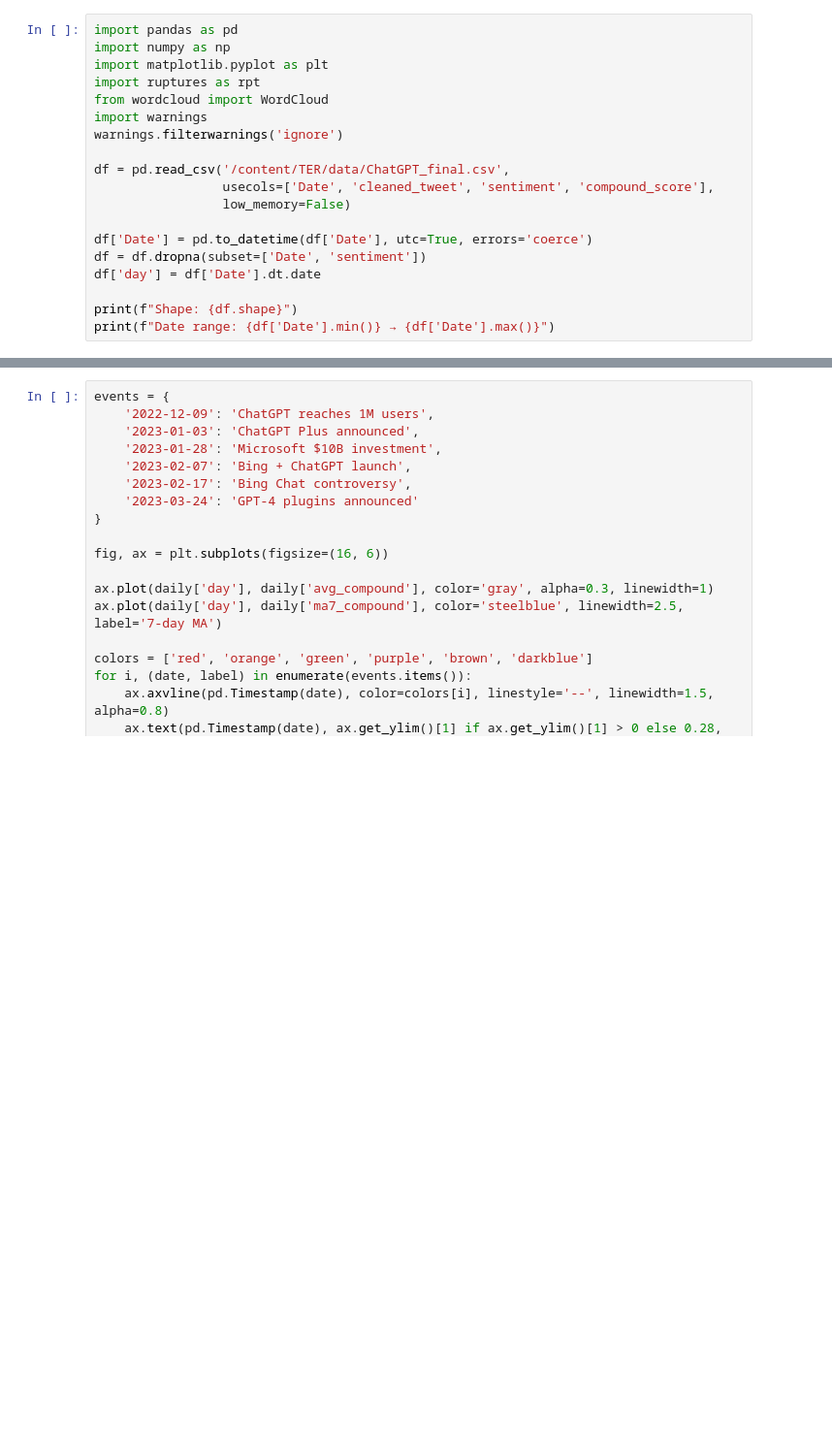
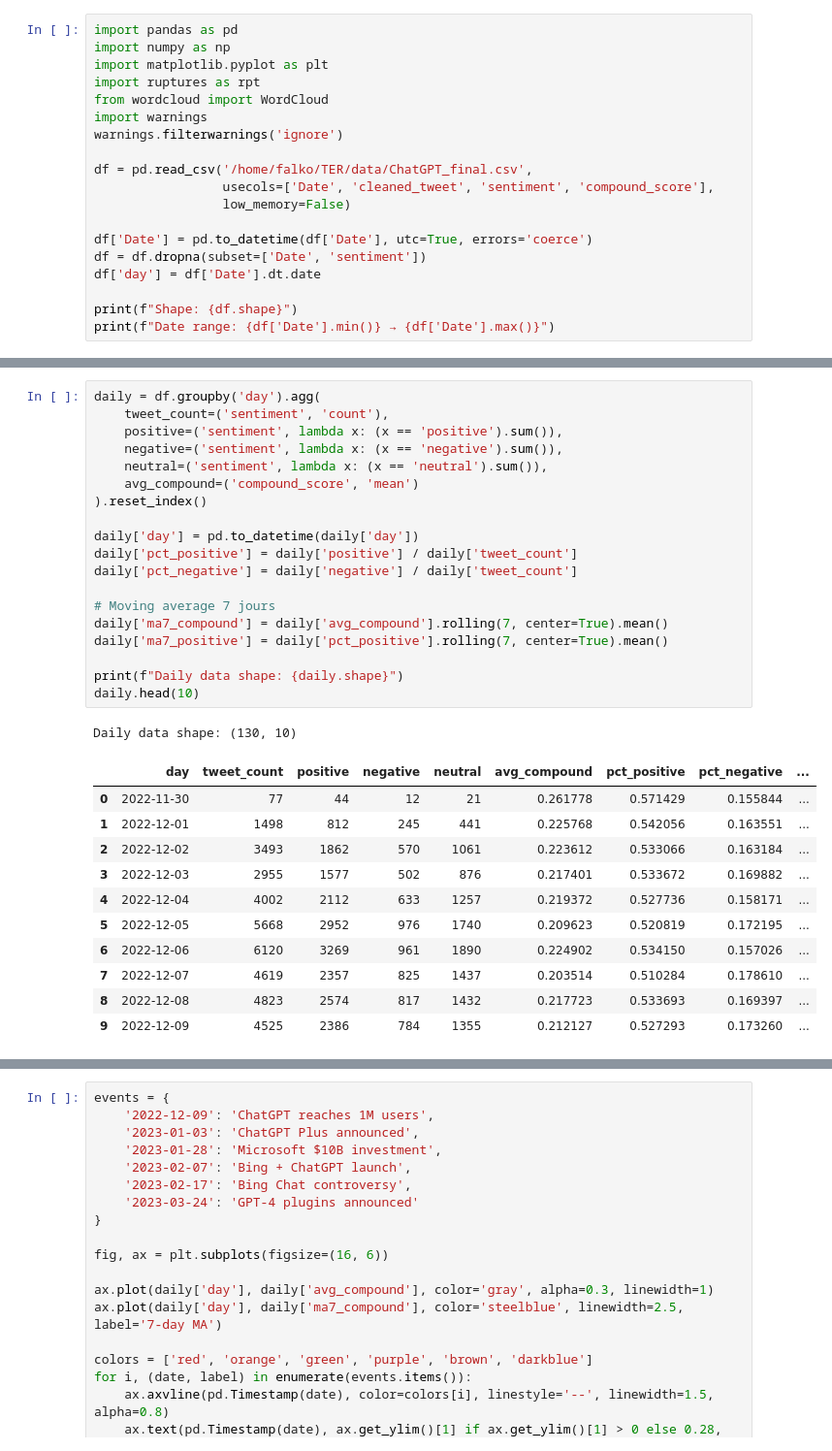
Before and after one commit to falkodz/TER, a Jupyter notebook: notebooks/05_temporal_analysis.ipynb, the cells around one changed output, grey strips where cells are left out. Shown at 97% size. Drawn from its saved outputs; the diff is of its cells as text; blank space fills up the shorter version.

```diff
--- a/notebooks/05_temporal_analysis.ipynb
+++ b/notebooks/05_temporal_analysis.ipynb
@@ -7,7 +7,7 @@ from wordcloud import WordCloud
 import warnings
 warnings.filterwarnings('ignore')
 
-df = pd.read_csv('/content/TER/data/ChatGPT_final.csv',
+df = pd.read_csv('/home/falko/TER/data/ChatGPT_final.csv',
                  usecols=['Date', 'cleaned_tweet', 'sentiment', 'compound_score'],
                  low_memory=False)
 
@@ -20,3 +23,35 @@ print(f"Date range: {df['Date'].min()} → {df['Date'].max()}")
+# %%
+daily = df.groupby('day').agg(
+    tweet_count=('sentiment', 'count'),
+    positive=('sentiment', lambda x: (x == 'positive').sum()),
+    negative=('sentiment', lambda x: (x == 'negative').sum()),
+    neutral=('sentiment', lambda x: (x == 'neutral').sum()),
+    avg_compound=('compound_score', 'mean')
+).reset_index()
+
+daily['day'] = pd.to_datetime(daily['day'])
+daily['pct_positive'] = daily['positive'] / daily['tweet_count']
+daily['pct_negative'] = daily['negative'] / daily['tweet_count']
+
+# Moving average 7 jours
+daily['ma7_compound'] = daily['avg_compound'].rolling(7, center=True).mean()
+daily['ma7_positive'] = daily['pct_positive'].rolling(7, center=True).mean()
+
+print(f"Daily data shape: {daily.shape}")
+daily.head(10)
+# %% [output]
+Daily data shape: (130, 10)
+|  | day | tweet_count | positive | negative | neutral | avg_compound | pct_positive | pct_negative | ... |
+| 0 | 2022-11-30 | 77 | 44 | 12 | 21 | 0.261778 | 0.571429 | 0.155844 | ... |
+| 1 | 2022-12-01 | 1498 | 812 | 245 | 441 | 0.225768 | 0.542056 | 0.163551 | ... |
+| 2 | 2022-12-02 | 3493 | 1862 | 570 | 1061 | 0.223612 | 0.533066 | 0.163184 | ... |
+| 3 | 2022-12-03 | 2955 | 1577 | 502 | 876 | 0.217401 | 0.533672 | 0.169882 | ... |
+| 4 | 2022-12-04 | 4002 | 2112 | 633 | 1257 | 0.219372 | 0.527736 | 0.158171 | ... |
+| 5 | 2022-12-05 | 5668 | 2952 | 976 | 1740 | 0.209623 | 0.520819 | 0.172195 | ... |
+| 6 | 2022-12-06 | 6120 | 3269 | 961 | 1890 | 0.224902 | 0.534150 | 0.157026 | ... |
+| 7 | 2022-12-07 | 4619 | 2357 | 825 | 1437 | 0.203514 | 0.510284 | 0.178610 | ... |
+| 8 | 2022-12-08 | 4823 | 2574 | 817 | 1432 | 0.217723 | 0.533693 | 0.169397 | ... |
+| 9 | 2022-12-09 | 4525 | 2386 | 784 | 1355 | 0.212127 | 0.527293 | 0.173260 | ... |
 # %%
 fig, axes = plt.subplots(3, 1, figsize=(14, 12), sharex=True)
 
```
Also changed, not shown: parts of 3 cells of this notebook, 6 other files.
